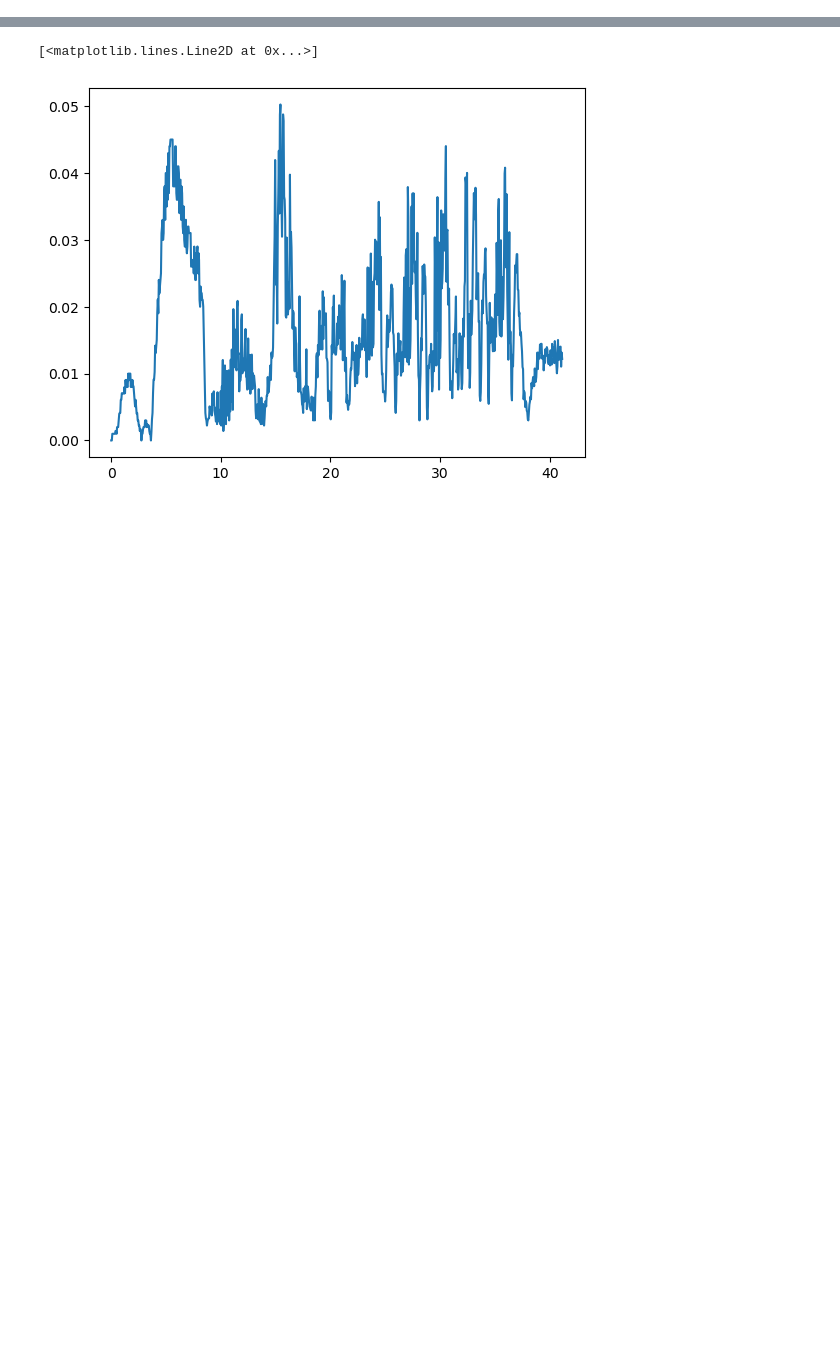
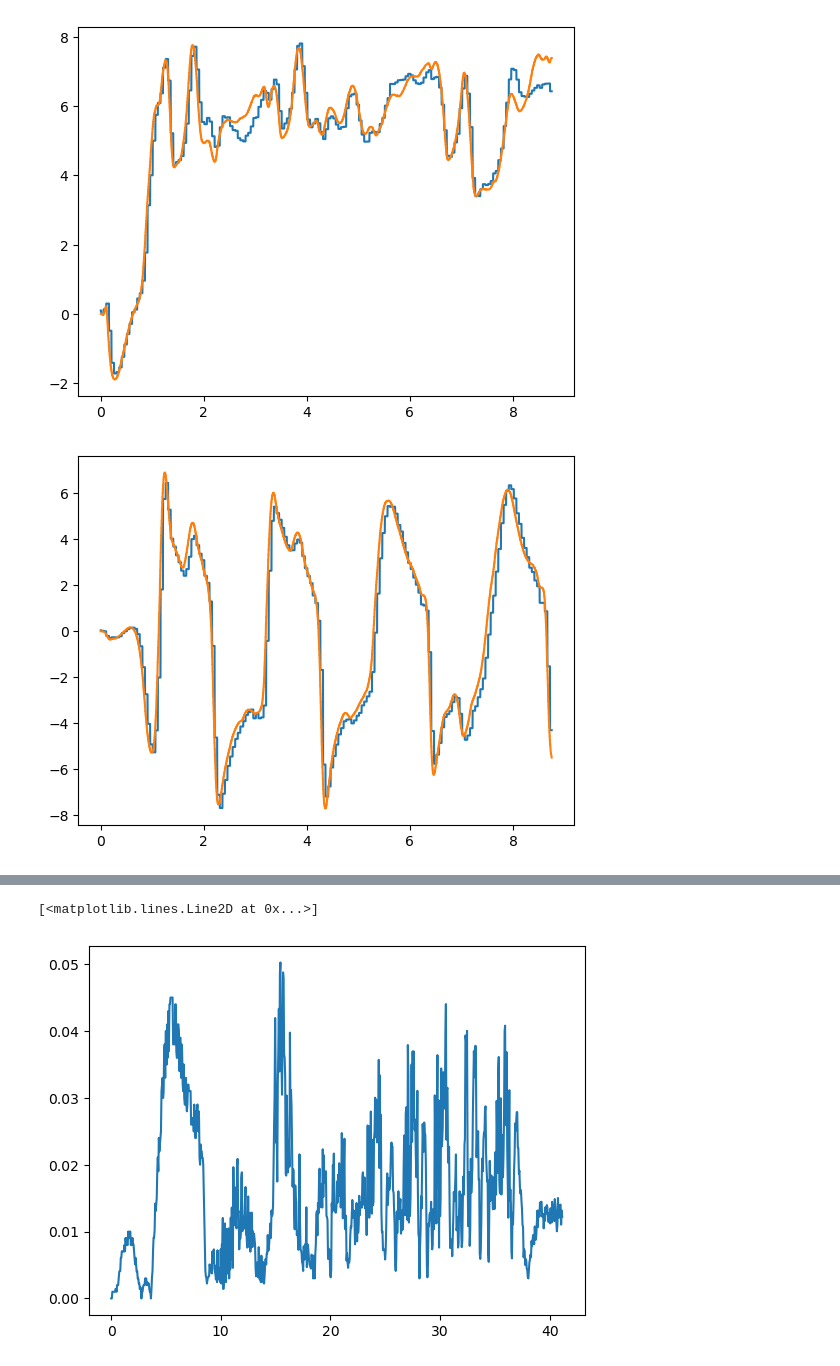
Before and after one commit to robinferede/analyze_flight_data, a Jupyter notebook: Analyze Flight Data.ipynb, the cells around one changed output, grey strips where cells are left out. Drawn from its saved outputs; the diff is of its cells as text; code cells hidden in the pictures; blank space fills up the shorter version.

```diff
--- a/Analyze Flight Data.ipynb
+++ b/Analyze Flight Data.ipynb
@@ -259,0 +298,16 @@ ekf_plot(data)
+# %%
+data = data16
+plt.plot(data['t'], data['vbx_opti'], label='vbx_opti')
+plt.plot(data['t'], data['vbx'], label='vbx ekf')
+plt.show()
+
+plt.plot(data['t'], data['vby_opti'], label='vby_opti')
+plt.plot(data['t'], data['vby'], label='vby ekf')
+plt.show()
+
+plt.plot(data['t'], data['vbz_opti'], label='vbz_opti')
+plt.plot(data['t'], data['vbz'], label='vbz ekf')
+plt.show()
+# %% [output]
+[figure, added]
+[figure, added]
```
Also changed, not shown: parts of 7 cells of this notebook, 2 other files.
